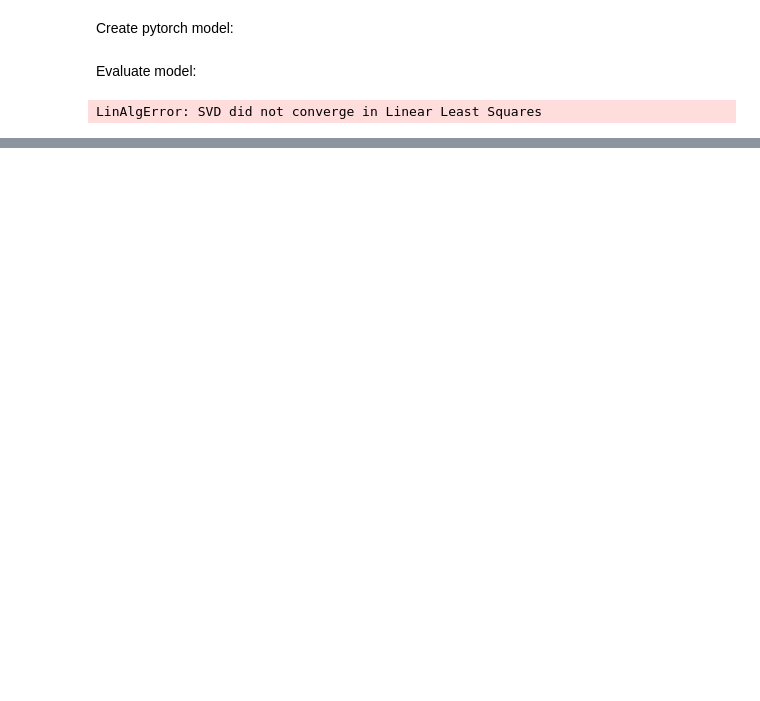
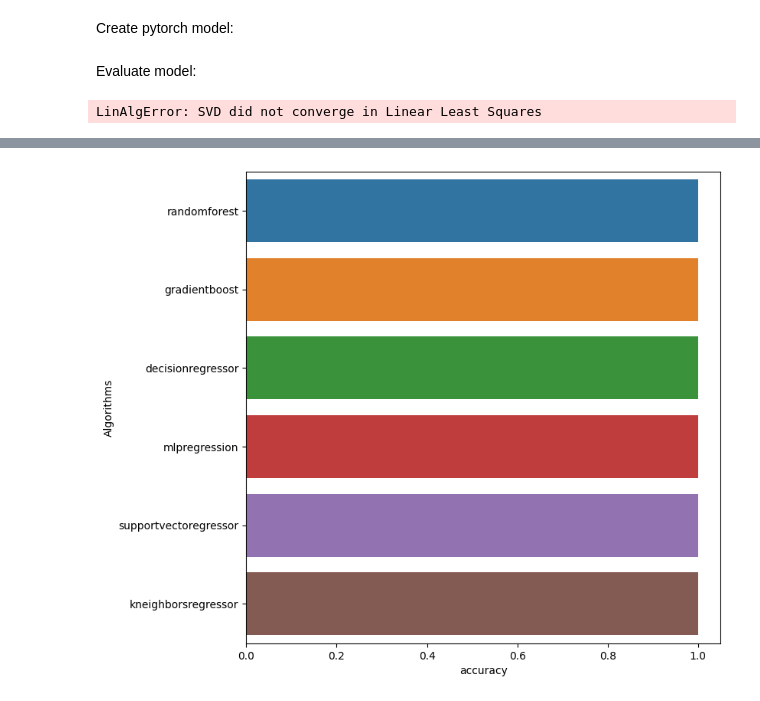
Before and after one commit to 591122/Sopp, a Jupyter notebook: NormalAlgorithms/ML_project_fullPOP.ipynb, the cells around one changed output, grey strips where cells are left out. Cells and saved outputs as stored; diff of their text form; code cells hidden in the pictures; blank space fills up the shorter version.

```diff
--- a/NormalAlgorithms/ML_project_fullPOP.ipynb
+++ b/NormalAlgorithms/ML_project_fullPOP.ipynb
@@ -117,8 +176,8 @@ results['randomforest'] = {'accuracy': accuracy, 'confusion_matrix': confusion_m
 accuracy, confusion_matrix = metoder.gradientboost(X_train, X_test, y_train, y_test)
 results['gradientboost'] = {'accuracy': accuracy, 'confusion_matrix': confusion_matrix}
 # %%
-accuracy, confusion_matrix = metoder.linearregression(X_train, X_test, y_train, y_test)
-results['linearregression'] = {'accuracy': accuracy, 'confusion_matrix': confusion_matrix}
+#accuracy, confusion_matrix = metoder.linearregression(X_train, X_test, y_train, y_test)
+#results['linearregression'] = {'accuracy': accuracy, 'confusion_matrix': confusion_matrix}
 # %% [output]
 LinAlgError: SVD did not converge in Linear Least Squares
 # %%
@@ -149,0 +196,13 @@ NameError: name 'result' is not defined
+# %%
+#make tree lists of dictionary:
+algorithm_names = []
+accuracies = []
+confusion_matrices = []
+
+for algorithm, results_info in results.items():
+    algorithm_names.append(algorithm)
+    accuracies.append(results_info['accuracy'])
+    confusion_matrices.append(results_info['confusion_matrix'])
+# %%
+compare_models = pd.DataFrame({ "Algorithms": algorithm_names, "accuracy": accuracies})
+compare_models.sort_values(by = "accuracy", ascending = False)
@@ -150,5 +217,7 @@ NameError: name 'result' is not defined
 # %%
 %matplotlib inline
 plt.figure(figsize=(8,8))
-sns.barplot(x = "Tests Score", y = "Algorithms", data = compare_models)
+sns.barplot(x = "accuracy", y = "Algorithms", data = compare_models)
 plt.show()
+# %% [output]
+[figure, added]
```
Also changed, not shown: parts of 8 cells of this notebook, 1 other file.
